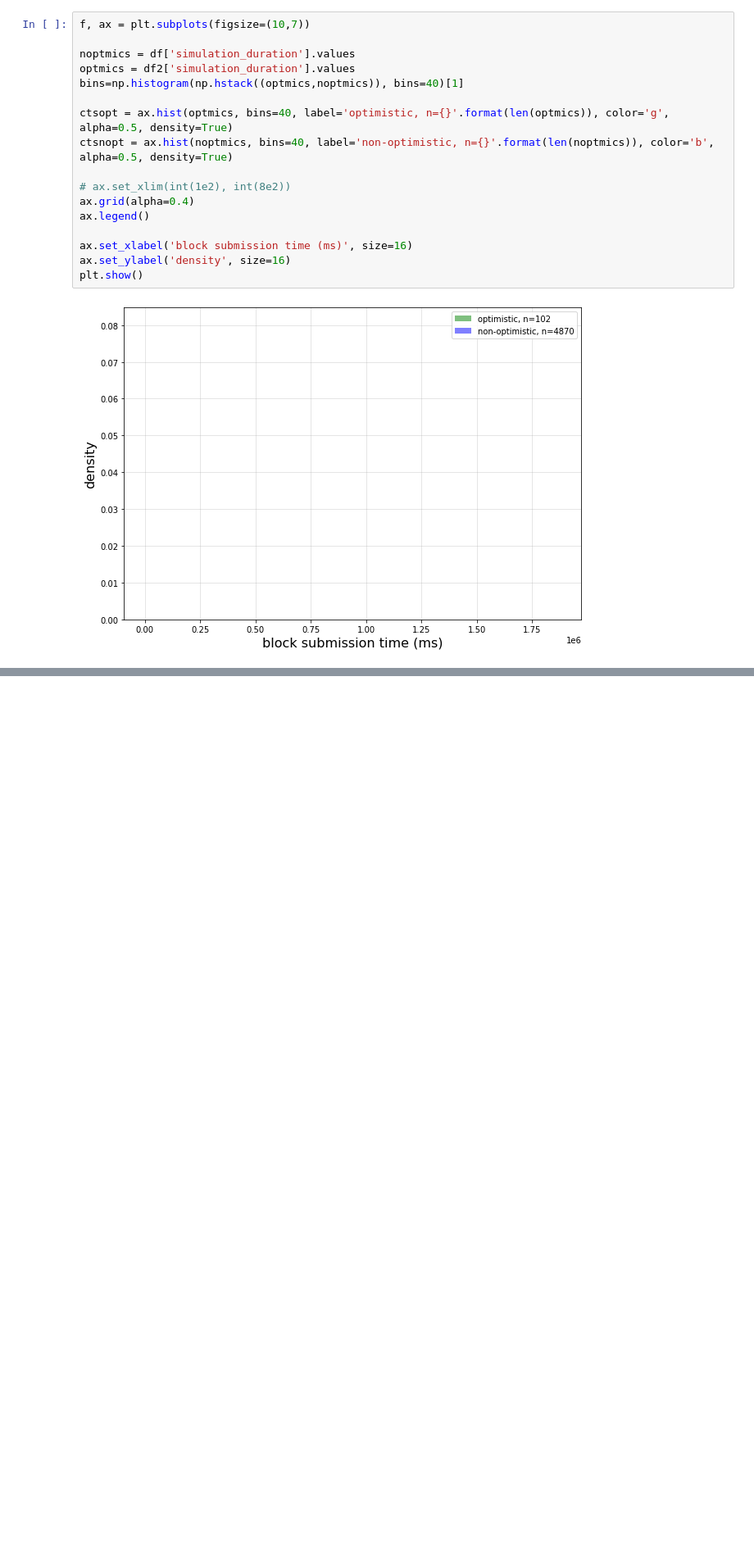
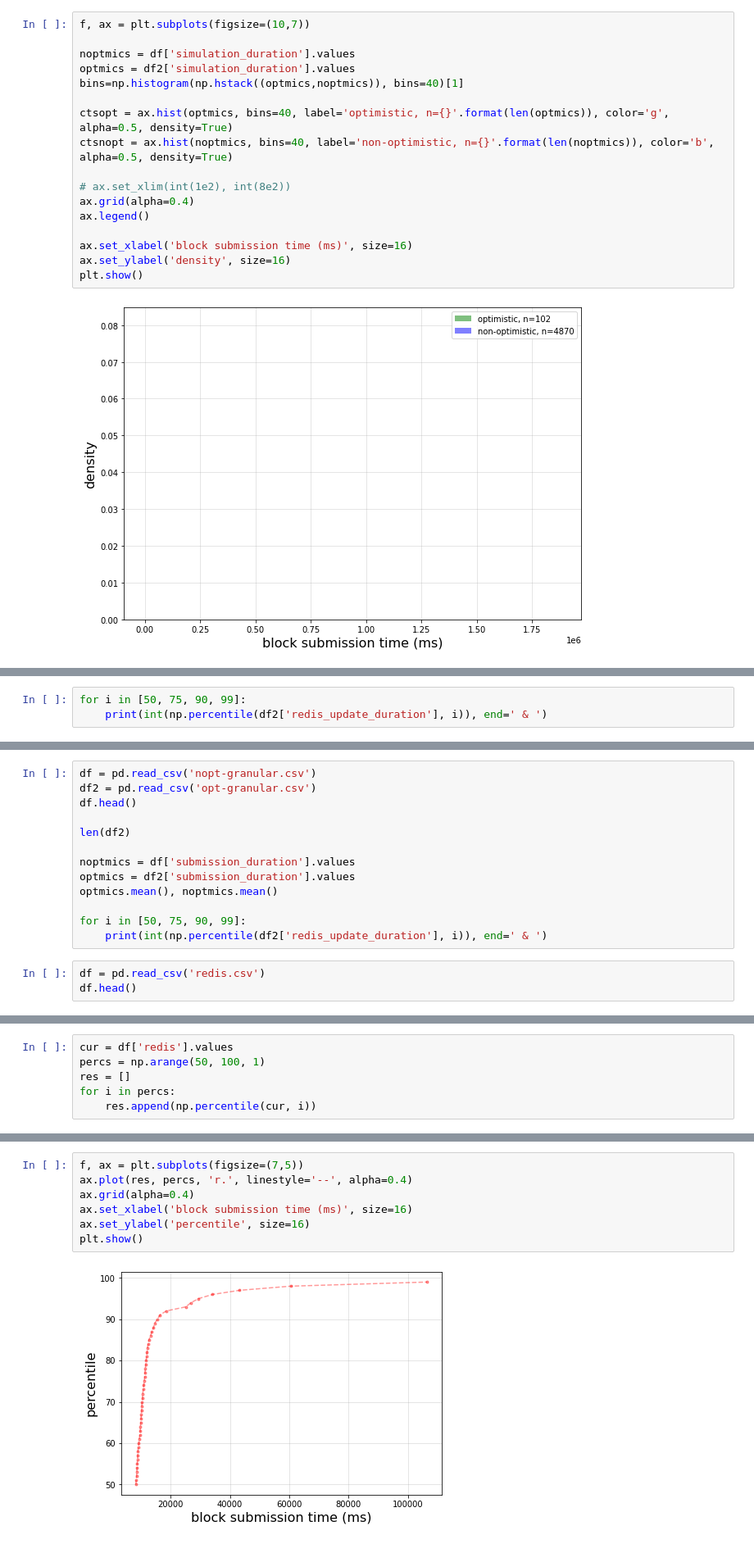
Before and after one commit to michaelneuder/relay-data, a Jupyter notebook: hifi.ipynb, the cells around one changed output, grey strips where cells are left out. Shown at 82% size. Saved outputs shown, nothing was run; the diff lists cells and outputs as text; blank space fills up the shorter version.

```diff
--- a/hifi.ipynb
+++ b/hifi.ipynb
@@ -161,0 +202,3 @@ plt.show()
+# %%
+for i in [50, 75, 90, 99]:
+    print(int(np.percentile(df2['redis_update_duration'], i)), end=' & ')
@@ -161,0 +207,16 @@ plt.show()
+# %%
+df = pd.read_csv('nopt-granular.csv')
+df2 = pd.read_csv('opt-granular.csv')
+df.head()
+
+len(df2)
+
+noptmics = df['submission_duration'].values
+optmics = df2['submission_duration'].values
+optmics.mean(), noptmics.mean()
+
+for i in [50, 75, 90, 99]:
+    print(int(np.percentile(df2['redis_update_duration'], i)), end=' & ')
+# %%
+df = pd.read_csv('redis.csv')
+df.head()
@@ -161,0 +234,6 @@ plt.show()
+# %%
+cur = df['redis'].values
+percs = np.arange(50, 100, 1)
+res = []
+for i in percs:
+    res.append(np.percentile(cur, i))
@@ -161,0 +260,9 @@ plt.show()
+# %%
+f, ax = plt.subplots(figsize=(7,5))
+ax.plot(res, percs, 'r.', linestyle='--', alpha=0.4)
+ax.grid(alpha=0.4)
+ax.set_xlabel('block submission time (ms)', size=16)
+ax.set_ylabel('percentile', size=16)
+plt.show()
+# %% [output]
+[figure, added]
```
Also changed, not shown: parts of 9 cells of this notebook, 3 other files.
